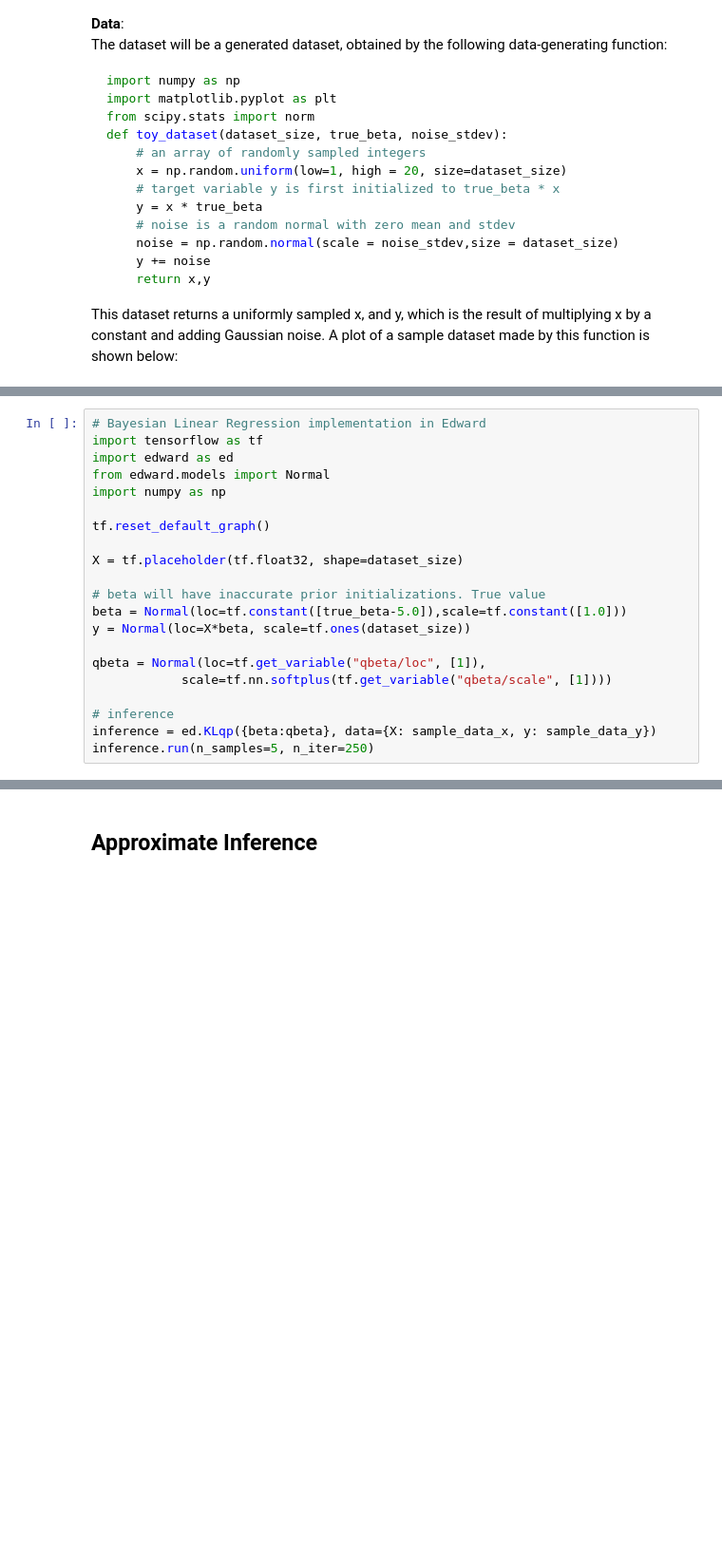
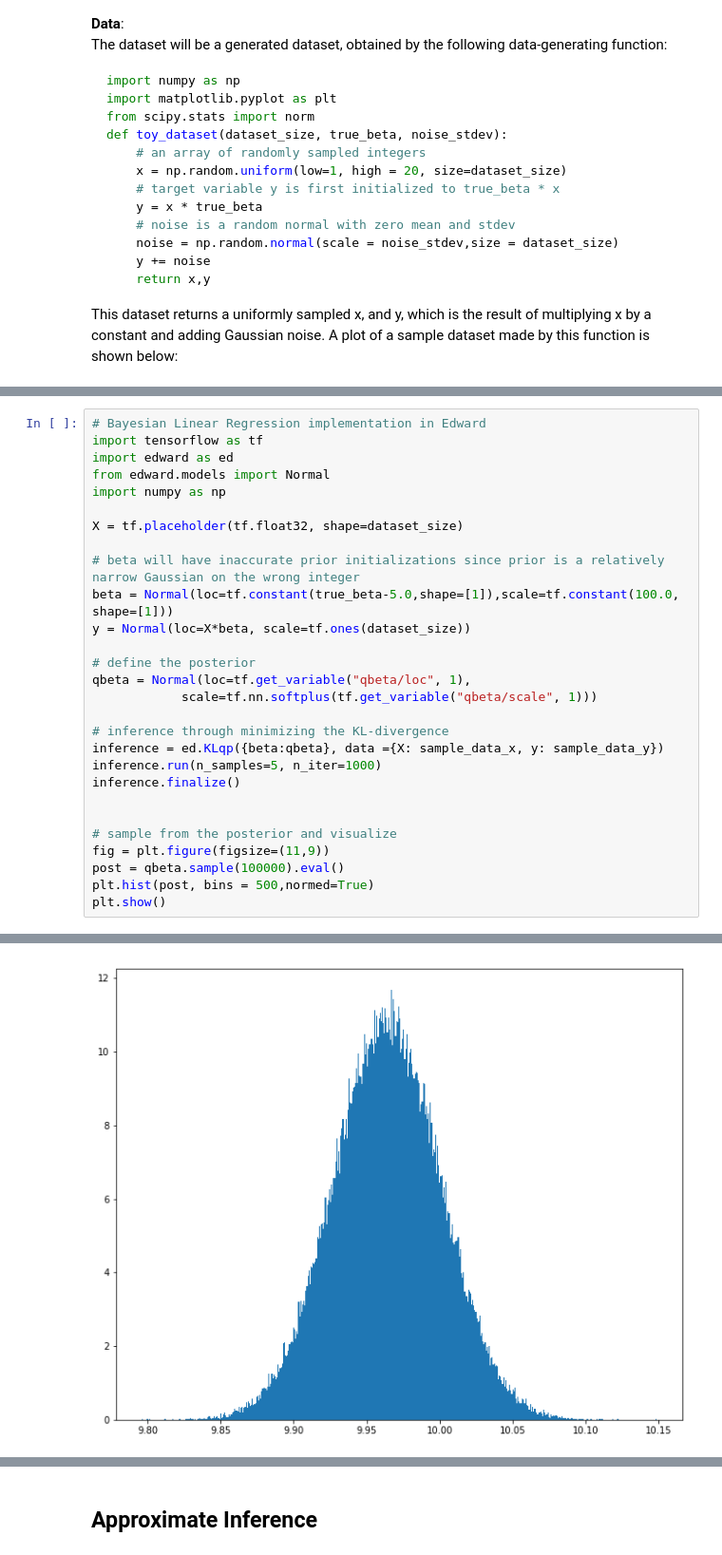
Before and after one commit to CornellDataScience/BayesianNeuralNets, a Jupyter notebook: ed_scripts/Bayesian Nets.ipynb, the cells around one changed output, grey strips where cells are left out. Shown at 95% size. Drawn from its saved outputs; the diff is of its cells as text; blank space fills up the shorter version.

```diff
--- a/ed_scripts/Bayesian Nets.ipynb
+++ b/ed_scripts/Bayesian Nets.ipynb
@@ -179,18 +217,25 @@ import edward as ed
 from edward.models import Normal
 import numpy as np
 
-tf.reset_default_graph()
-
 X = tf.placeholder(tf.float32, shape=dataset_size)
 
-# beta will have inaccurate prior initializations. True value
-beta = Normal(loc=tf.constant([true_beta-5.0]),scale=tf.constant([1.0]))
+# beta will have inaccurate prior initializations since prior is a relatively narrow Gaussian on the wrong integer
+beta = Normal(loc=tf.constant(true_beta-5.0,shape=[1]),scale=tf.constant(100.0, shape=[1]))
 y = Normal(loc=X*beta, scale=tf.ones(dataset_size))
 
-qbeta = Normal(loc=tf.get_variable("qbeta/loc", [1]),
-            scale=tf.nn.softplus(tf.get_variable("qbeta/scale", [1])))
+# define the posterior
+qbeta = Normal(loc=tf.get_variable("qbeta/loc", 1),
+            scale=tf.nn.softplus(tf.get_variable("qbeta/scale", 1)))
 
-# inference
-inference = ed.KLqp({beta:qbeta}, data={X: sample_data_x, y: sample_data_y})
-inference.run(n_samples=5, n_iter=250)
+# inference through minimizing the KL-divergence
+inference = ed.KLqp({beta:qbeta}, data ={X: sample_data_x, y: sample_data_y})
+inference.run(n_samples=5, n_iter=1000)
+inference.finalize()
+
+
+# sample from the posterior and visualize
+fig = plt.figure(figsize=(11,9))
+post = qbeta.sample(100000).eval()
+plt.hist(post, bins = 500,normed=True)
+plt.show()
 # %% [output]
@@ -197,0 +243 @@ TypeError: Cannot interpret feed_dict key as Tensor: Tensor Tensor("data/Placeho
+[figure, added]
```
Also changed, not shown: parts of 6 cells of this notebook.
